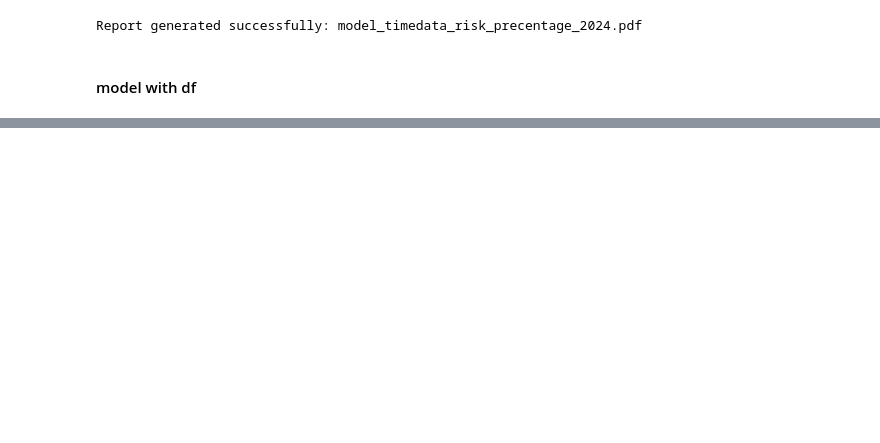
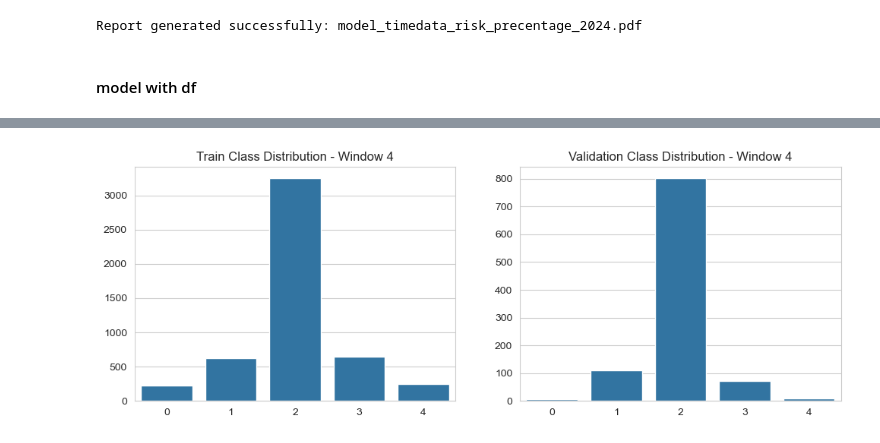
Before and after one commit to MartimMG/QuantTrading, a Jupyter notebook: neural_net.ipynb, the cells around one changed output, grey strips where cells are left out. Drawn from its saved outputs; the diff is of its cells as text; code cells hidden in the pictures; blank space fills up the shorter version.

```diff
--- a/neural_net.ipynb
+++ b/neural_net.ipynb
@@ -560,0 +766,15 @@ for w, start in enumerate(range(0, len(X_full) - window_size - val_size - steps,
+# %%
+vol_per_window = []
+for w, start in enumerate(range(0, len(X_full) - window_size - val_size - steps, step)):
+    if w == 15:
+        break
+    # Split
+    train_X = X_full.iloc[start : start + window_size].drop(columns=['pred', 'confidence', 'trade_pnl', 'lot_size', 'trade_open', 'balance'])
+    train_y = y[start : start + window_size]
+
+    val_X = X_full.iloc[start + window_size : start + window_size + val_size].drop(columns=['pred', 'confidence', 'trade_pnl', 'lot_size', 'trade_open', 'balance'])
+    val_y = y[start + window_size : start + window_size + val_size]
+
+    vol = val_X['Close'].pct_change()
+    vol_std = vol.std()
+    vol_per_window.append(vol_std)
@@ -560,0 +810,12 @@ for w, start in enumerate(range(0, len(X_full) - window_size - val_size - steps,
+# %%
+fig, ax = plt.subplots(1, 2, figsize=(12,4))
+
+sns.barplot(x=list(train_class_counts.keys()), y=list(train_class_counts.values()), ax=ax[0])
+ax[0].set_title(f"Train Class Distribution - Window {w}")
+
+sns.barplot(x=list(val_class_counts.keys()), y=list(val_class_counts.values()), ax=ax[1])
+ax[1].set_title(f"Validation Class Distribution - Window {w}")
+
+plt.show()
+# %% [output]
+[figure, added]
```
Also changed, not shown: parts of 14 cells of this notebook, 9 other files.
